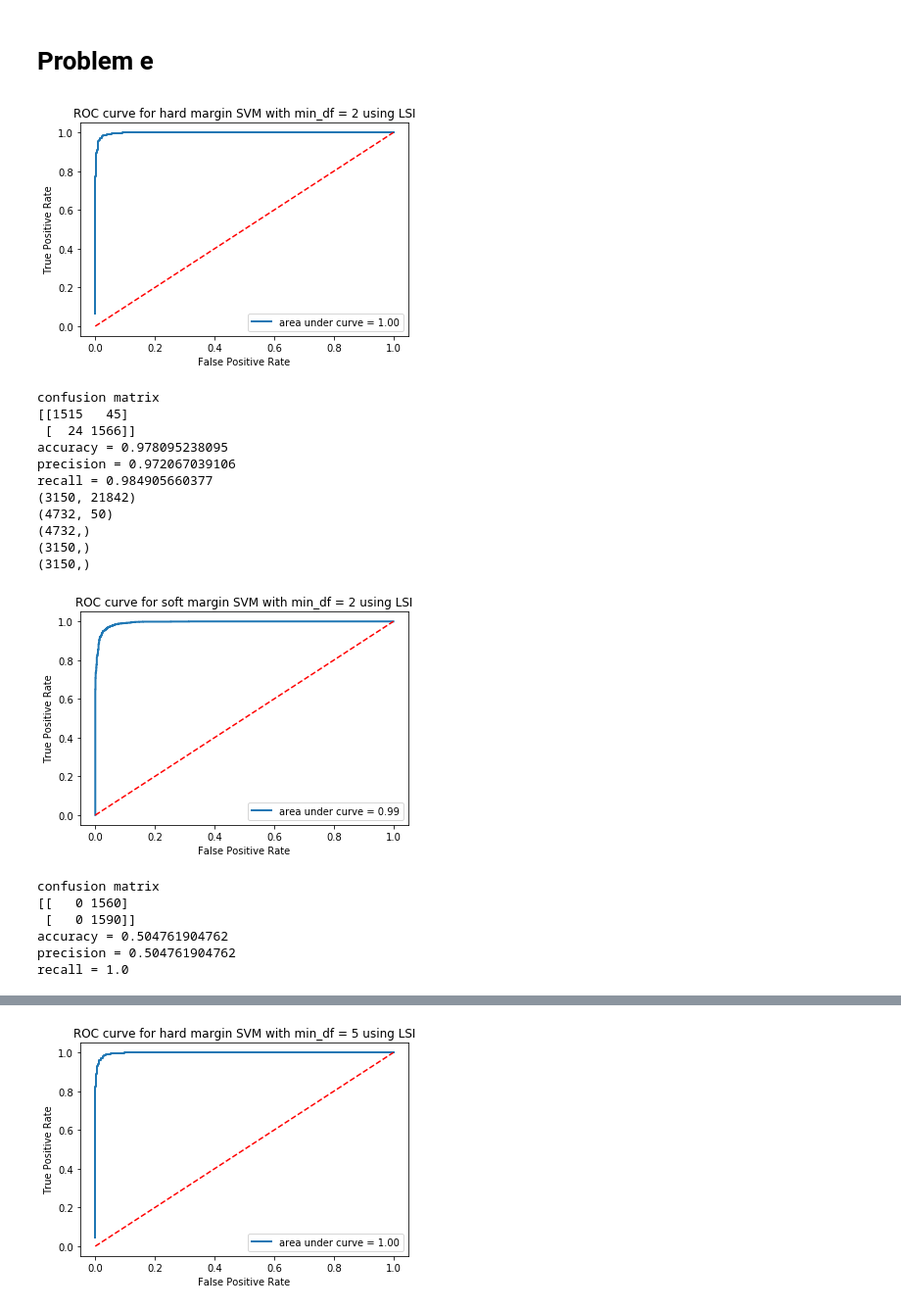
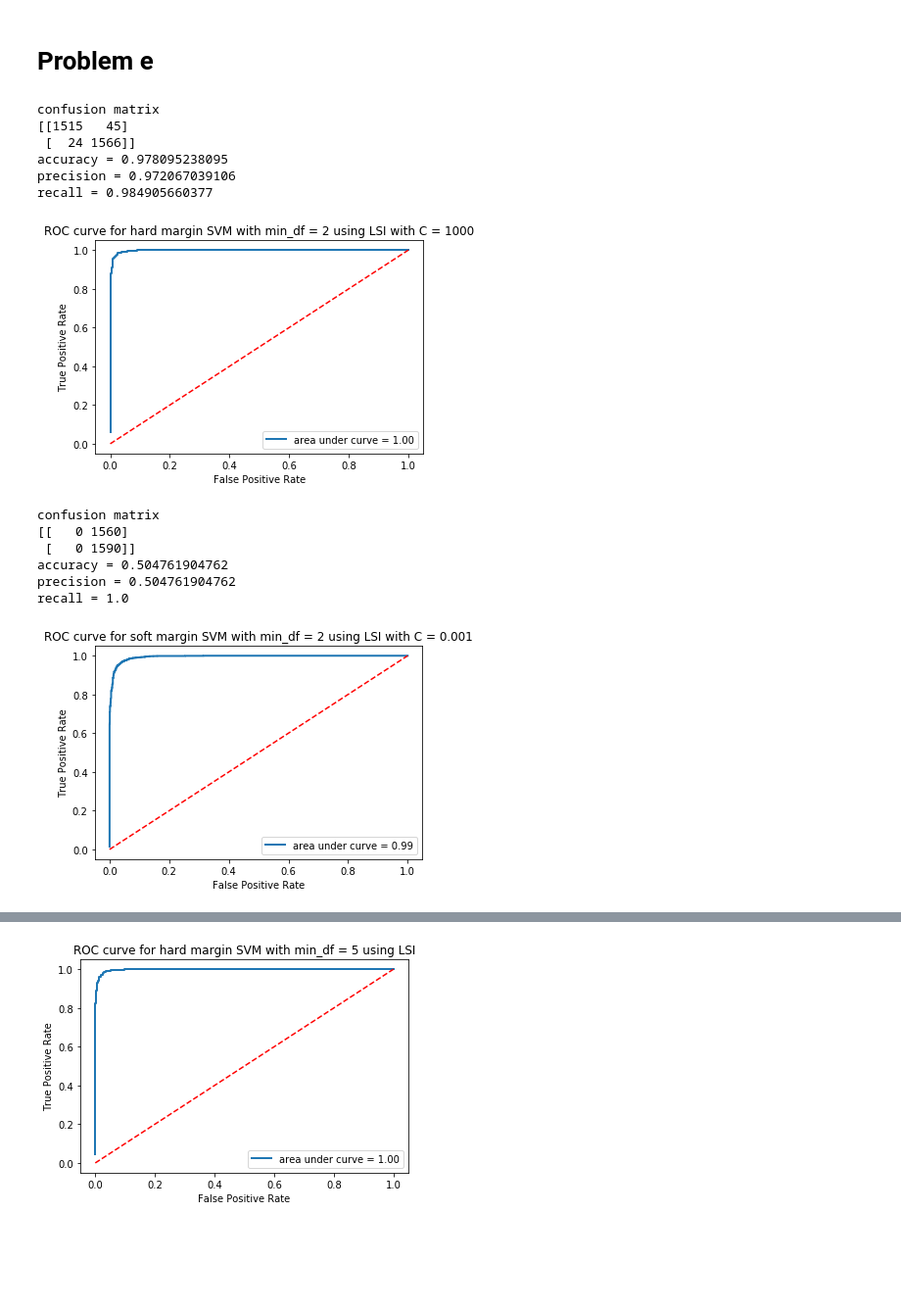
Before and after one commit to zxxia/ECE219-Large-Scale-Data-Mining, a Jupyter notebook: Project1/ee215b_project1.ipynb, the cells around one changed output, grey strips where cells are left out. Shown at 98% size. Drawn from its saved outputs; the diff is of its cells as text; code cells hidden in the pictures; blank space fills up the shorter version.

```diff
--- a/Project1/ee215b_project1.ipynb
+++ b/Project1/ee215b_project1.ipynb
@@ -75,16 +76,16 @@ def get_target_values(target_array):
 
 # Plotting ROC curve
 def plot_roc_curve(target_values, predicted_prob, roc_title):
-
+    fig, ax = plt.subplots()
     fpr, tpr, thresholds = roc_curve(target_values, predicted_prob)
     area_under_roc = auc(fpr,tpr)
-    plt.plot(fpr, tpr, lw=2, label= 'area under curve = %0.2f' % area_under_roc)
-    plt.plot([0,1], [0,1], 'r--')
-    plt.xlabel('False Positive Rate')
-    plt.ylabel('True Positive Rate')
-    plt.title(roc_title)
-    plt.legend(loc="lower right")
-    plt.show()
+    ax.plot(fpr, tpr, lw=2, label= 'area under curve = %0.2f' % area_under_roc)
+    ax.plot([0,1], [0,1], 'r--')
+    ax.set_xlabel('False Positive Rate')
+    ax.set_ylabel('True Positive Rate')
+    ax.set_title(roc_title)
+    ax.legend(loc="lower right")
+
 
 
 # confusion matrix, accuracy, recall and precision
@@ -265,38 +270,27 @@ print("10 most significant terms for soc.religion.christian", most_significant_w
 # %% [markdown]
 # Problem e
 # %%
-#performing hard margin SVM classifier for min_df = 2 using LSI
+# performing hard margin SVM classifier for min_df = 2 using LSI
 
 input_train_data = eight_train_tfidf_min_df_2_lsa
 input_test_data = eight_test_tfidf_min_df_2_lsa
 classifier = SVC(C = 1000, kernel='linear',probability = True)
 classifier = classifier.fit(input_train_data, eight_train_target)
 
-predicted_prob = classifier.predict_proba(input_test_data)[:,1]
+predicted_prob = classifier.predict_proba(input_test_data)
 predicted_data = classifier.predict(input_test_data)
 
-roc_title = 'ROC curve for hard margin SVM with min_df = 2 using LSI'
-plot_roc_curve(eight_test_target, predicted_prob, roc_title)
+roc_title = 'ROC curve for hard margin SVM with min_df = 2 using LSI with C = 1000'
+plot_roc_curve(eight_test_target, predicted_prob[:,1], roc_title)
 compute_prediction_stats(eight_test_target, predicted_data)
-
-print(eight_test_tfidf_min_df_2.shape)
-print(input_train_data.shape)
-print(eight_train_target.shape)
-print(eight_test_target.shape)
-print(predicted_data.shape)
 # %% [output]
+confusion matrix
+[[1515   45]
+ [  24 1566]]
+accuracy = 0.978095238095
+precision = 0.972067039106
+recall = 0.984905660377
-[figure, old version]
+[figure, new version]
-confusion matrix
-[[1515   45]
- [  24 1566]]
-accuracy = 0.978095238095
-precision = 0.972067039106
-recall = 0.984905660377
-(3150, 21842)
-(4732, 50)
-(4732,)
-(3150,)
-(3150,)
 # %%
 #performing soft margin SVM classifier for min_df = 2 using LSI
 input_train_data = eight_train_tfidf_min_df_2_lsa
@@ -304,17 +298,18 @@ input_test_data = eight_test_tfidf_min_df_2_lsa
 classifier = SVC(C = 0.001, kernel = 'linear', probability = True)
 classifier = classifier.fit(input_train_data, eight_train_target)
 
-predicted_prob = classifier.predict_proba(input_test_data)[:,1]
+predicted_prob = classifier.predict_proba(input_test_data)
 predicted_data = classifier.predict(input_test_data)
 
-roc_title = 'ROC curve for soft margin SVM with min_df = 2 using LSI'
-plot_roc_curve(eight_test_target, predicted_prob, roc_title)
+roc_title = 'ROC curve for soft margin SVM with min_df = 2 using LSI with C = 0.001'
+
 compute_prediction_stats(eight_test_target, predicted_data)
+plot_roc_curve(eight_test_target, predicted_prob[:,1], roc_title)
 # %% [output]
+confusion matrix
+[[   0 1560]
+ [   0 1590]]
+accuracy = 0.504761904762
+precision = 0.504761904762
+recall = 1.0
-[figure, old version]
+[figure, new version]
-confusion matrix
-[[   0 1560]
- [   0 1590]]
-accuracy = 0.504761904762
-precision = 0.504761904762
-recall = 1.0
```
Also changed, not shown: parts of 5 cells of this notebook.
